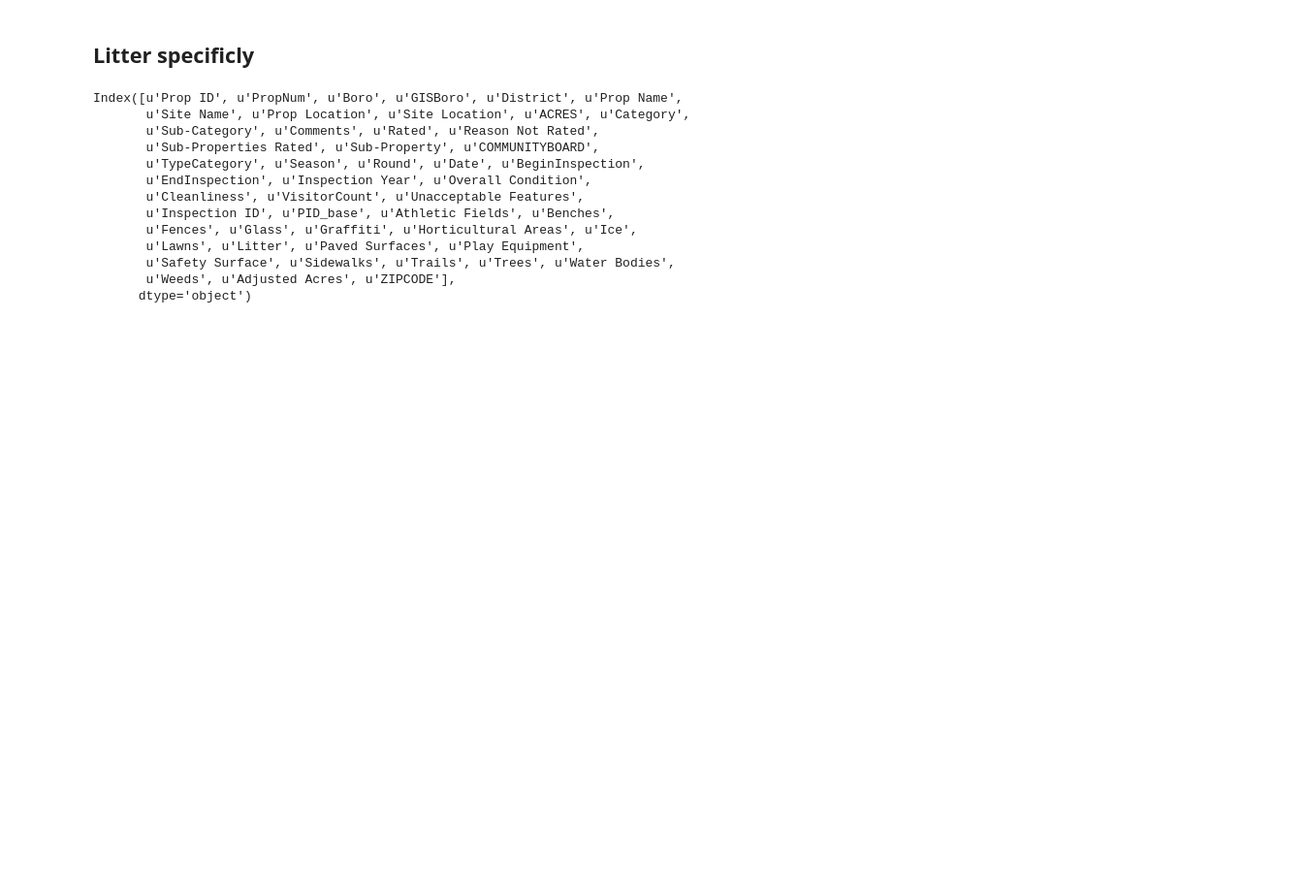
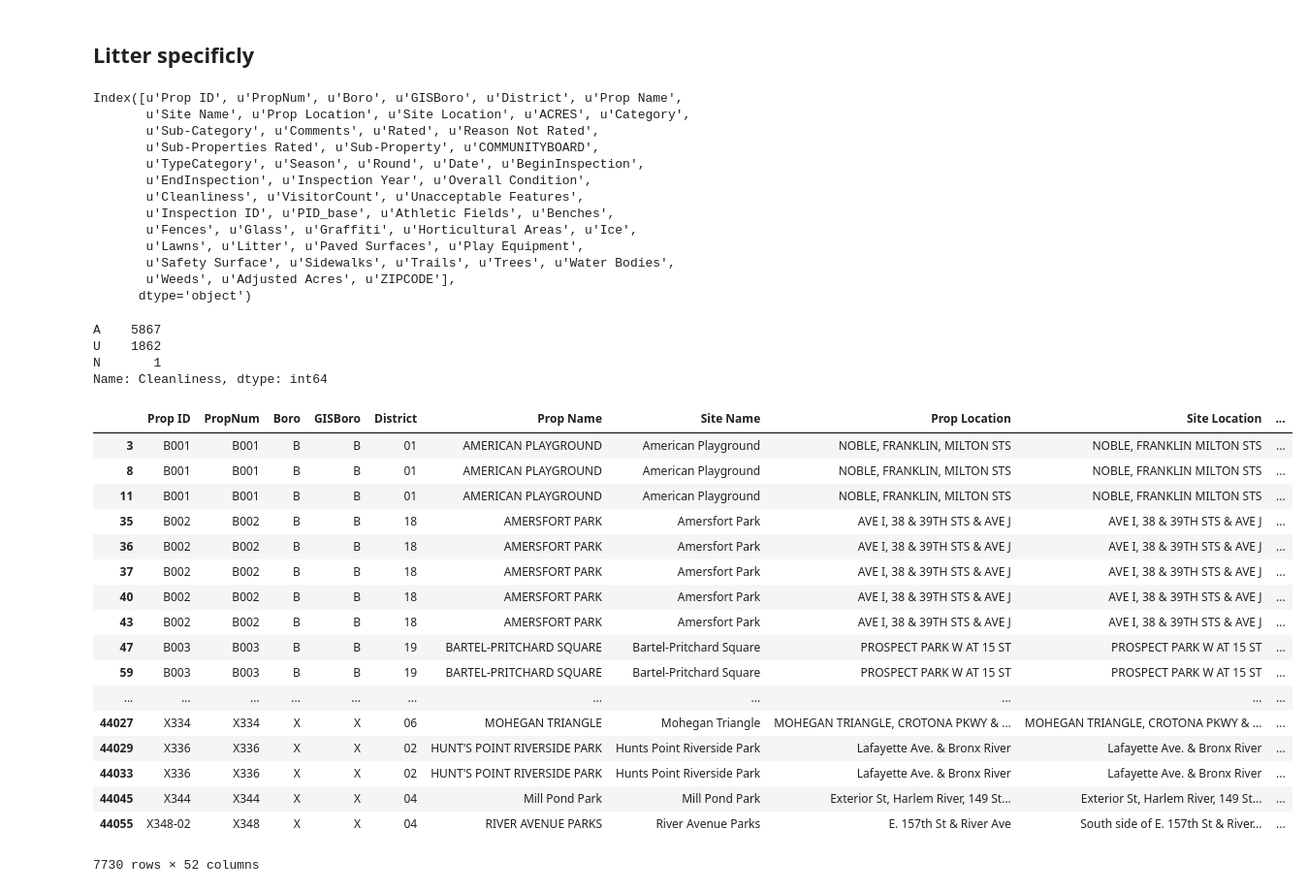
Before and after one commit to gdobler/parqa, a Jupyter notebook: Inspections/Inspections_generate_call_windows.ipynb, the cells around one changed output. Shown at 97% size. Saved outputs shown, nothing was run; the diff lists cells and outputs as text; code cells hidden in the pictures; blank space fills up the shorter version.

```diff
--- a/Inspections/Inspections_generate_call_windows.ipynb
+++ b/Inspections/Inspections_generate_call_windows.ipynb
@@ -152,6 +144,34 @@ Index([u'Prop ID', u'PropNum', u'Boro', u'GISBoro', u'District', u'Prop Name',
        u'Safety Surface', u'Sidewalks', u'Trails', u'Trees', u'Water Bodies',
        u'Weeds', u'Adjusted Acres', u'ZIPCODE'],
       dtype='object')
+# %%
+litter.Cleanliness.value_counts()
+# %% [output]
+A    5867
+U    1862
+N       1
+Name: Cleanliness, dtype: int64
 # %%
 litter['lweekCalls'] = litter.apply(countCalls, axis=1)
 litter['monthCalls'] = litter.apply(lambda x: countCalls(x,d=30), axis=1)
+# %%
+litter
+# %% [output]
+|  | Prop ID | PropNum | Boro | GISBoro | District | Prop Name | Site Name | Prop Location | Site Location | ... |
+| 3 | B001 | B001 | B | B | 01 | AMERICAN PLAYGROUND | American Playground | NOBLE, FRANKLIN, MILTON STS | NOBLE, FRANKLIN MILTON STS | ... |
+| 8 | B001 | B001 | B | B | 01 | AMERICAN PLAYGROUND | American Playground | NOBLE, FRANKLIN, MILTON STS | NOBLE, FRANKLIN MILTON STS | ... |
+| 11 | B001 | B001 | B | B | 01 | AMERICAN PLAYGROUND | American Playground | NOBLE, FRANKLIN, MILTON STS | NOBLE, FRANKLIN MILTON STS | ... |
+| 35 | B002 | B002 | B | B | 18 | AMERSFORT PARK | Amersfort Park | AVE I, 38 & 39TH STS & AVE J | AVE I, 38 & 39TH STS & AVE J | ... |
+| 36 | B002 | B002 | B | B | 18 | AMERSFORT PARK | Amersfort Park | AVE I, 38 & 39TH STS & AVE J | AVE I, 38 & 39TH STS & AVE J | ... |
+| 37 | B002 | B002 | B | B | 18 | AMERSFORT PARK | Amersfort Park | AVE I, 38 & 39TH STS & AVE J | AVE I, 38 & 39TH STS & AVE J | ... |
+| 40 | B002 | B002 | B | B | 18 | AMERSFORT PARK | Amersfort Park | AVE I, 38 & 39TH STS & AVE J | AVE I, 38 & 39TH STS & AVE J | ... |
+| 43 | B002 | B002 | B | B | 18 | AMERSFORT PARK | Amersfort Park | AVE I, 38 & 39TH STS & AVE J | AVE I, 38 & 39TH STS & AVE J | ... |
+| 47 | B003 | B003 | B | B | 19 | BARTEL-PRITCHARD SQUARE | Bartel-Pritchard Square | PROSPECT PARK W AT 15 ST | PROSPECT PARK W AT 15 ST | ... |
+| 59 | B003 | B003 | B | B | 19 | BARTEL-PRITCHARD SQUARE | Bartel-Pritchard Square | PROSPECT PARK W AT 15 ST | PROSPECT PARK W AT 15 ST | ... |
+| ... | ... | ... | ... | ... | ... | ... | ... | ... | ... | ... |
+| 44027 | X334 | X334 | X | X | 06 | MOHEGAN TRIANGLE | Mohegan Triangle | MOHEGAN TRIANGLE, CROTONA PKWY & ... | MOHEGAN TRIANGLE, CROTONA PKWY & ... | ... |
+| 44029 | X336 | X336 | X | X | 02 | HUNT'S POINT RIVERSIDE PARK | Hunts Point Riverside Park | Lafayette Ave. & Bronx River | Lafayette Ave. & Bronx River | ... |
+| 44033 | X336 | X336 | X | X | 02 | HUNT'S POINT RIVERSIDE PARK | Hunts Point Riverside Park | Lafayette Ave. & Bronx River | Lafayette Ave. & Bronx River | ... |
+| 44045 | X344 | X344 | X | X | 04 | Mill Pond Park | Mill Pond Park | Exterior St, Harlem River, 149 St... | Exterior St, Harlem River, 149 St... | ... |
+| 44055 | X348-02 | X348 | X | X | 04 | RIVER AVENUE PARKS | River Avenue Parks | E. 157th St & River Ave | South side of E. 157th St & River... | ... |
+7730 rows × 52 columns
```
Also changed, not shown: parts of 7 cells of this notebook, 3 other files.
